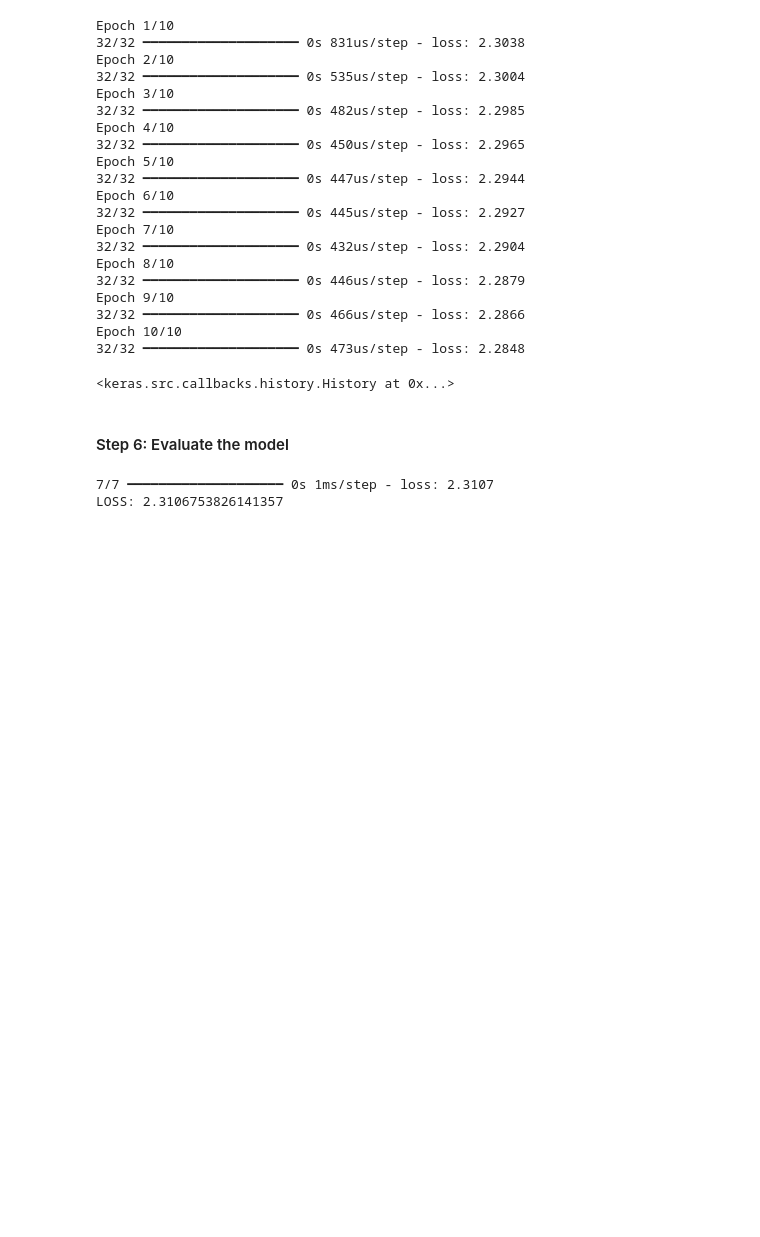
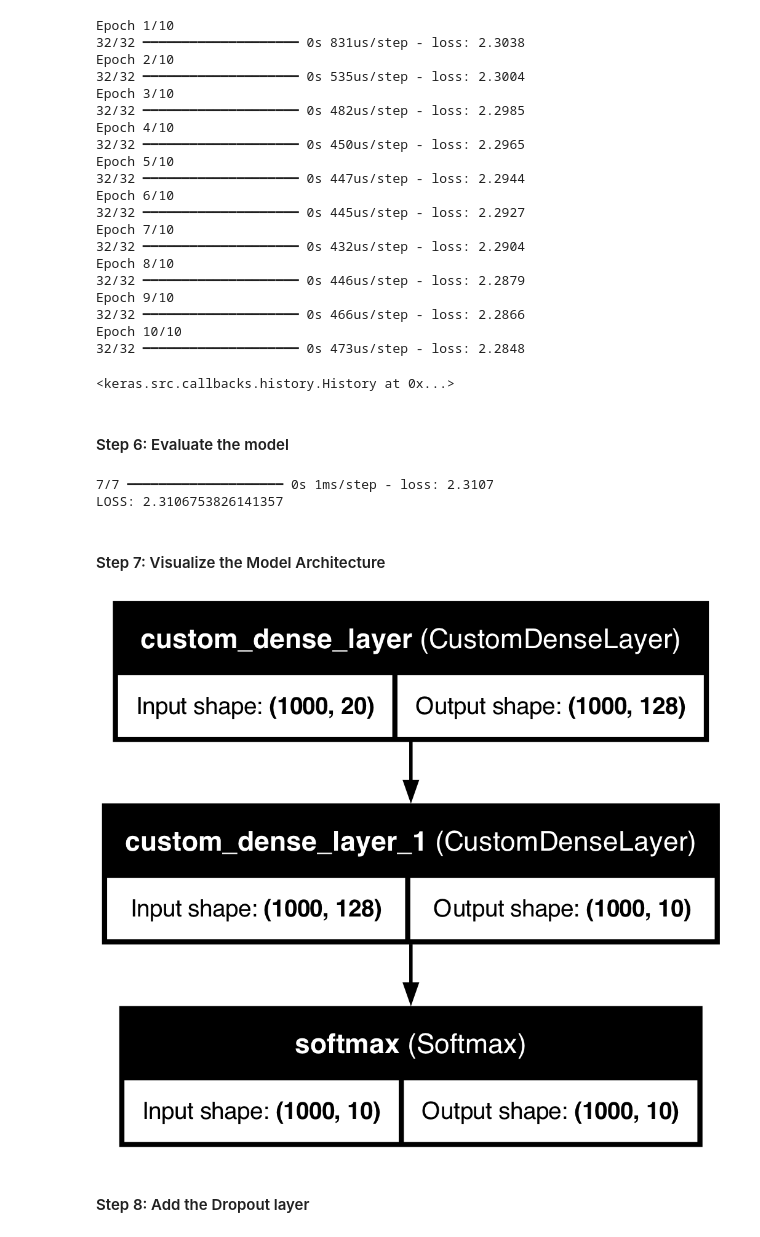
Before and after one commit to MyoMyatAung/-dl-lab--keras-custom-layers, a Jupyter notebook: custom-layers.ipynb, the cells around one changed output. Cells and saved outputs as stored; diff of their text form; code cells hidden in the pictures; blank space fills up the shorter version.

Commit message:
Update custom-layers notebook and add model architecture diagram

```diff
--- a/custom-layers.ipynb
+++ b/custom-layers.ipynb
@@ -121,3 +121,13 @@ print(f"LOSS: {loss}")
 # %% [output]
 7/7 ━━━━━━━━━━━━━━━━━━━━ 0s 1ms/step - loss: 2.3107
 LOSS: 2.3106753826141357
+# %% [markdown]
+#### Step 7: Visualize the Model Architecture
+# %%
+from tensorflow.keras.utils import plot_model
+# Visualize the model architecture
+plot_model(model, to_file='model_architecture.png', show_shapes=True, show_layer_names=True)
+# %% [output]
+[figure, added]
+# %% [markdown]
+#### Step 8: Add the Dropout layer
```
Also changed, not shown: parts of 1 cell of this notebook, 1 other file.
